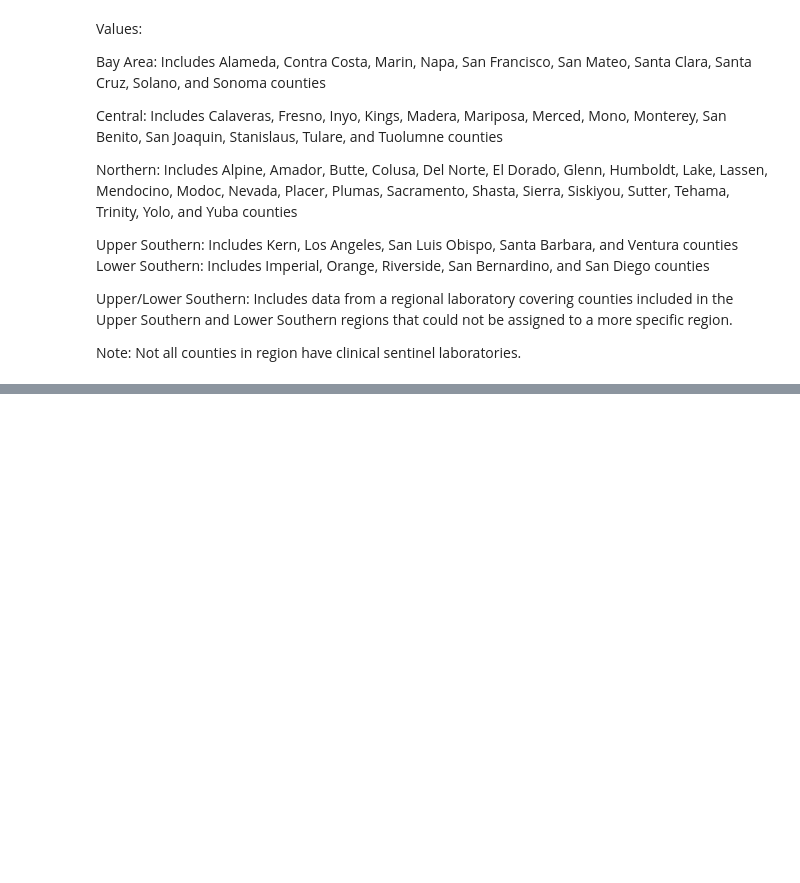
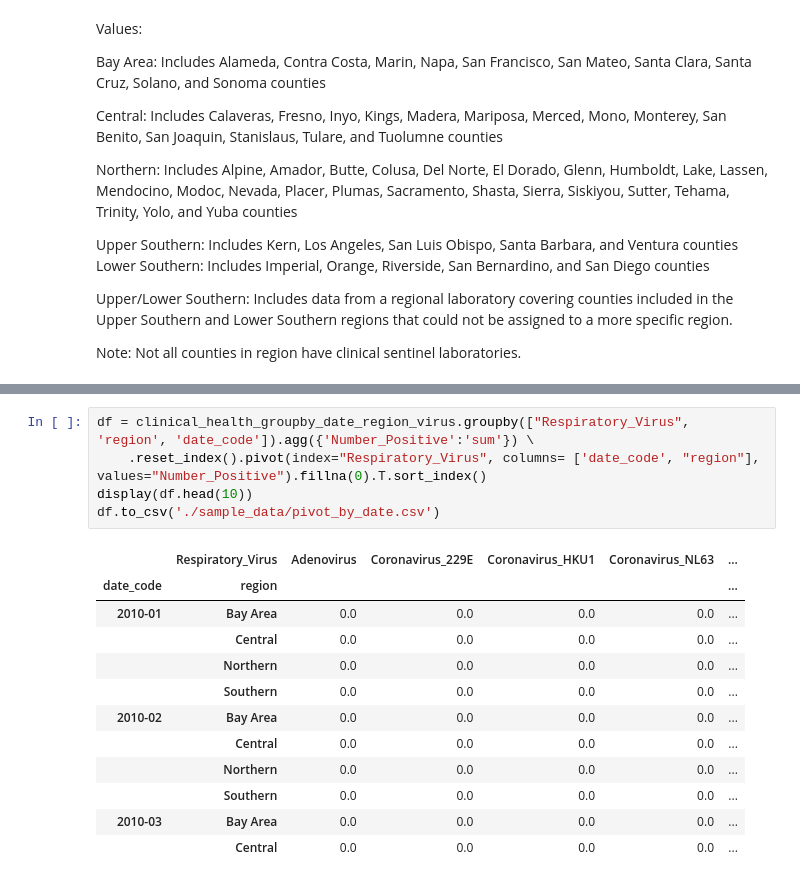
Before and after one commit to sanchezis/08MBID-Visualizacion-de-Datos, a Jupyter notebook: 08MBID_TP_Colab.ipynb, the cells around one changed output, grey strips where cells are left out. Drawn from its saved outputs; the diff is of its cells as text; blank space fills up the shorter version.

```diff
--- a/08MBID_TP_Colab.ipynb
+++ b/08MBID_TP_Colab.ipynb
@@ -212,0 +309,18 @@ insurance
+# %%
+df = clinical_health_groupby_date_region_virus.groupby(["Respiratory_Virus", 'region', 'date_code']).agg({'Number_Positive':'sum'}) \
+    .reset_index().pivot(index="Respiratory_Virus", columns= ['date_code', "region"], values="Number_Positive").fillna(0).T.sort_index()
+display(df.head(10))
+df.to_csv('./sample_data/pivot_by_date.csv')
+# %% [output]
+|  | Respiratory_Virus | Adenovirus | Coronavirus_229E | Coronavirus_HKU1 | Coronavirus_NL63 | ... |
+| date_code | region |  |  |  |  | ... |
+| 2010-01 | Bay Area | 0.0 | 0.0 | 0.0 | 0.0 | ... |
+|  | Central | 0.0 | 0.0 | 0.0 | 0.0 | ... |
+|  | Northern | 0.0 | 0.0 | 0.0 | 0.0 | ... |
+|  | Southern | 0.0 | 0.0 | 0.0 | 0.0 | ... |
+| 2010-02 | Bay Area | 0.0 | 0.0 | 0.0 | 0.0 | ... |
+|  | Central | 0.0 | 0.0 | 0.0 | 0.0 | ... |
+|  | Northern | 0.0 | 0.0 | 0.0 | 0.0 | ... |
+|  | Southern | 0.0 | 0.0 | 0.0 | 0.0 | ... |
+| 2010-03 | Bay Area | 0.0 | 0.0 | 0.0 | 0.0 | ... |
+|  | Central | 0.0 | 0.0 | 0.0 | 0.0 | ... |
```
Also changed, not shown: parts of 24 cells of this notebook.
